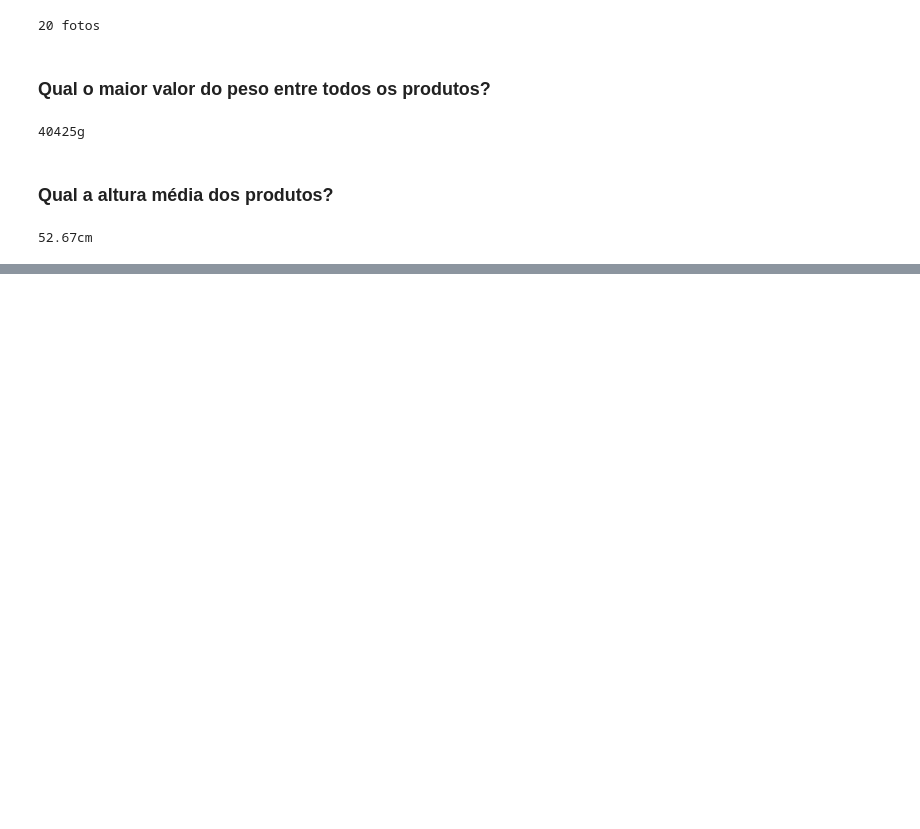
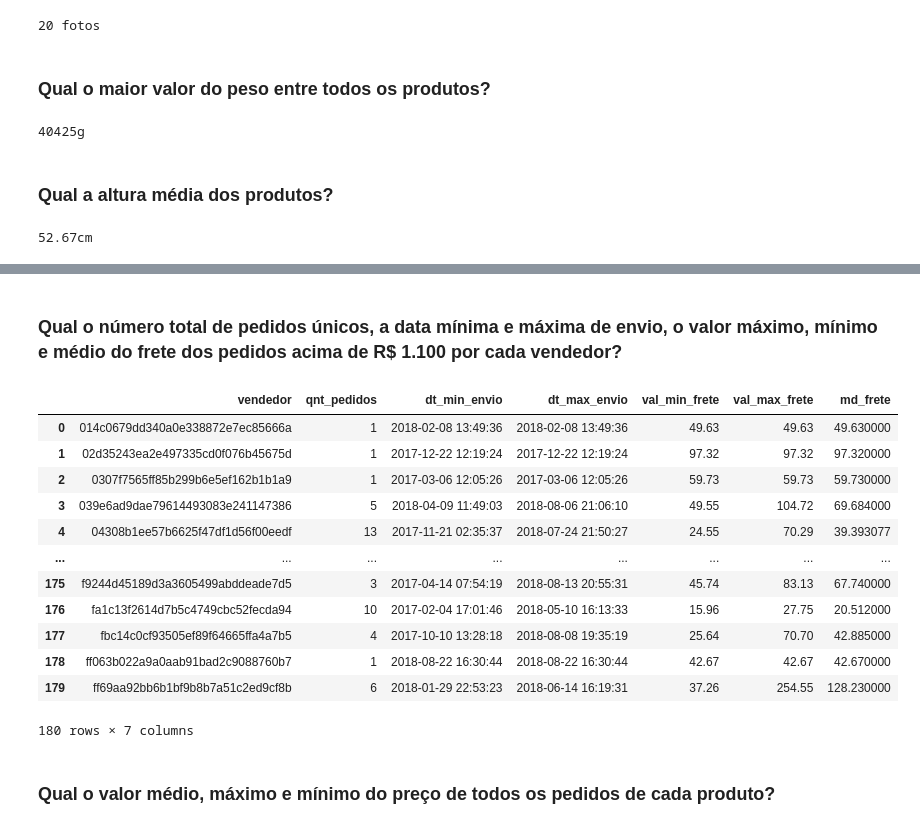
Before and after one commit to C41m/C41m-sql_ecommerce, a Jupyter notebook: sql.ipynb, the cells around one changed output, grey strips where cells are left out. Drawn from its saved outputs; the diff is of its cells as text; code cells hidden in the pictures; blank space fills up the shorter version.

```diff
--- a/sql.ipynb
+++ b/sql.ipynb
@@ -612,0 +804,43 @@ print(f'{value}cm')
+# %% [markdown]
+### Qual o número total de pedidos únicos, a data mínima e máxima de envio, o valor máximo, mínimo e médio do frete dos pedidos acima de R$ 1.100 por cada vendedor?
+# %%
+cursor.execute(
+  """
+  SELECT
+    oi.seller_id,
+    COUNT(DISTINCT oi.order_id) AS qnt_pedidos,
+    MIN(oi.shipping_limit_date) AS dt_min_envio,
+    MAX(oi.shipping_limit_date) AS dt_max_envio,
+    MIN(oi.freight_value) AS val_min_frete,
+    MAX(oi.freight_value) AS val_max_frete,
+    AVG(oi.freight_value) AS md_frete
+  FROM
+    order_items oi
+  WHERE
+    oi.price > 1100
+  GROUP BY
+    oi.seller_id
+  """
+)
+
+rows = cursor.fetchall()
+
+df = pd.DataFrame(rows, columns=["vendedor", "qnt_pedidos", "dt_min_envio", "dt_max_envio", "val_min_frete", "val_max_frete", "md_frete"])
+
+display(df)
+# %% [output]
+|  | vendedor | qnt_pedidos | dt_min_envio | dt_max_envio | val_min_frete | val_max_frete | md_frete |
+| 0 | 014c0679dd340a0e338872e7ec85666a | 1 | 2018-02-08 13:49:36 | 2018-02-08 13:49:36 | 49.63 | 49.63 | 49.630000 |
+| 1 | 02d35243ea2e497335cd0f076b45675d | 1 | 2017-12-22 12:19:24 | 2017-12-22 12:19:24 | 97.32 | 97.32 | 97.320000 |
+| 2 | 0307f7565ff85b299b6e5ef162b1b1a9 | 1 | 2017-03-06 12:05:26 | 2017-03-06 12:05:26 | 59.73 | 59.73 | 59.730000 |
+| 3 | 039e6ad9dae79614493083e241147386 | 5 | 2018-04-09 11:49:03 | 2018-08-06 21:06:10 | 49.55 | 104.72 | 69.684000 |
+| 4 | 04308b1ee57b6625f47df1d56f00eedf | 13 | 2017-11-21 02:35:37 | 2018-07-24 21:50:27 | 24.55 | 70.29 | 39.393077 |
+| ... | ... | ... | ... | ... | ... | ... | ... |
+| 175 | f9244d45189d3a3605499abddeade7d5 | 3 | 2017-04-14 07:54:19 | 2018-08-13 20:55:31 | 45.74 | 83.13 | 67.740000 |
+| 176 | fa1c13f2614d7b5c4749cbc52fecda94 | 10 | 2017-02-04 17:01:46 | 2018-05-10 16:13:33 | 15.96 | 27.75 | 20.512000 |
+| 177 | fbc14c0cf93505ef89f64665ffa4a7b5 | 4 | 2017-10-10 13:28:18 | 2018-08-08 19:35:19 | 25.64 | 70.70 | 42.885000 |
+| 178 | ff063b022a9a0aab91bad2c9088760b7 | 1 | 2018-08-22 16:30:44 | 2018-08-22 16:30:44 | 42.67 | 42.67 | 42.670000 |
+| 179 | ff69aa92bb6b1bf9b8b7a51c2ed9cf8b | 6 | 2018-01-29 22:53:23 | 2018-06-14 16:19:31 | 37.26 | 254.55 | 128.230000 |
+180 rows × 7 columns
+# %% [markdown]
+### Qual o valor médio, máximo e mínimo do preço de todos os pedidos de cada produto?
```
Also changed, not shown: parts of 14 cells of this notebook, 1 other file.
